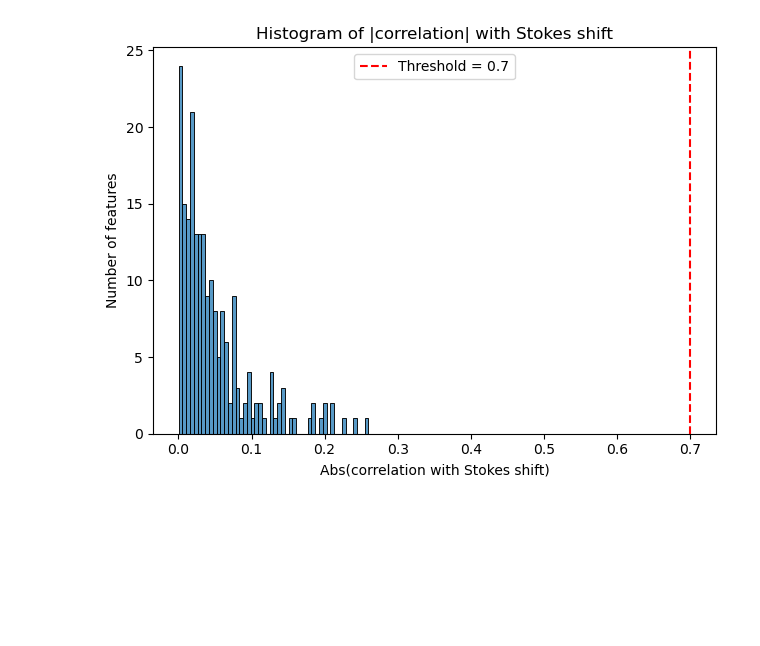
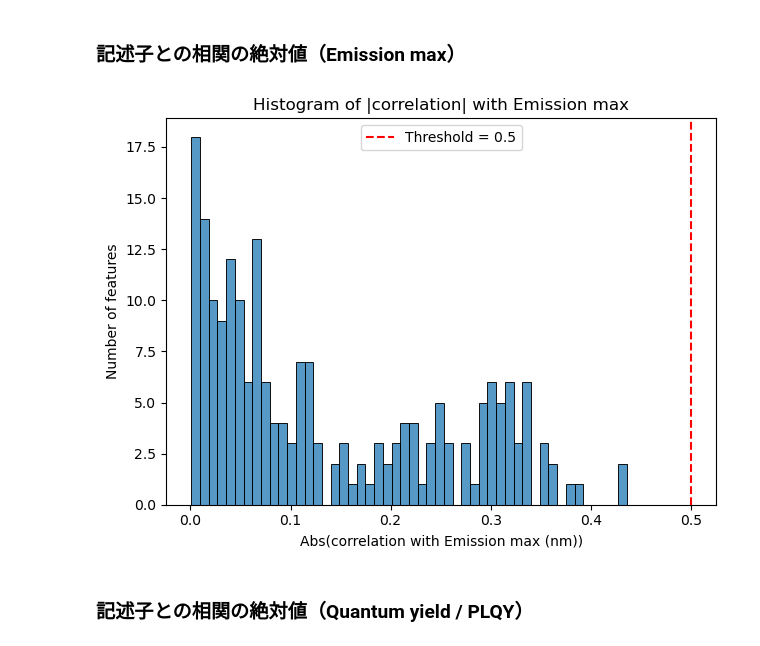
Before and after one commit to K-Yuta1014/deep4chem-doe-bo, a Jupyter notebook: notebook/2.EDA.ipynb, the cells around one changed output. Drawn from its saved outputs; the diff is of its cells as text; code cells hidden in the pictures; blank space fills up the shorter version.

```diff
--- a/notebook/2.EDA.ipynb
+++ b/notebook/2.EDA.ipynb
@@ -18,10 +21,14 @@ from scipy.spatial.distance import cdist
 # 入力：読み込みたい記述子のタイプを選択
 descriptor_type = 'rdkit'  # 'rdkit' or 'mordred_2d' or 'mordred_3d'
 
+# 目的変数の列名（CSV の列名に一致。PLQY は Quantum yield 列）
+TARGET_EMISSION = "Emission max (nm)"
+TARGET_PLQY = "Quantum yield"
+
 # ベースのデータ
 dataset = pd.read_csv("../data/dataset_train.csv", index_col=0)
-# 目的変数（ターゲット）のみ抽出
-target = dataset[["Stokes shift"]]
+# 両目的変数が揃っている行のみ（1.Preparation と同じ方針）
+target = dataset[[TARGET_EMISSION, TARGET_PLQY]].dropna(how="any")
 
 # 条件に応じて記述子ファイルを読み込む
 if descriptor_type == "rdkit":
@@ -31,7 +38,7 @@ elif descriptor_type == "mordred_2d":
     des = pd.read_csv("outputs/descriptors/mordred_2d/X_train_mordred_2d_processed.csv", index_col=0)
 
 elif descriptor_type == "mordred_3d":
-    des = pd.read_csv("outputs/descriptors/mordred_3d/X_train_mordred_3d_processed.csv",index_col=0)
+    des = pd.read_csv("outputs/descriptors/mordred_3d/X_train_mordred_3d_processed.csv", index_col=0)
 
 elif descriptor_type == "fp":
     des = pd.read_csv("outputs/descriptors/fp/X_train_fp.csv", index_col=0)
@@ -80,21 +100,23 @@ plt.show()
+# %% [markdown]
+### 記述子との相関の絶対値（Emission max）
 # %%
 # 相関係数の計算（数値列のみ）
 dataset_train_num = dataset_train.select_dtypes(include="number")
 corr_coef = dataset_train_num.corr()
 
-# 相関係数の絶対値（Stokes shift 自身との相関を除く）
-target_col = "Stokes shift"
-stokes_corr_abs = corr_coef[target_col].drop(target_col).abs()
+target_col = TARGET_EMISSION
+emi_corr_abs = corr_coef[target_col].drop(target_col).abs()
 
-# ヒストグラム描画
-sns.histplot(stokes_corr_abs, bins=50)
+sns.histplot(emi_corr_abs, bins=50)
 
-plt.xlabel("Abs(correlation with Stokes shift)")
+plt.xlabel("Abs(correlation with Emission max (nm))")
 plt.ylabel("Number of features")
-plt.title("Histogram of |correlation| with Stokes shift")
-plt.axvline(x=0.7, color="red", linestyle="--", label="Threshold = 0.7")
+plt.title("Histogram of |correlation| with Emission max")
+plt.axvline(x=0.5, color="red", linestyle="--", label="Threshold = 0.5")
 plt.legend()
 plt.tight_layout()
 plt.show()
 # %% [output]
-[figure, old version]
+[figure, new version]
+# %% [markdown]
+### 記述子との相関の絶対値（Quantum yield / PLQY）
```
Also changed, not shown: parts of 25 cells of this notebook, 8 other files.
